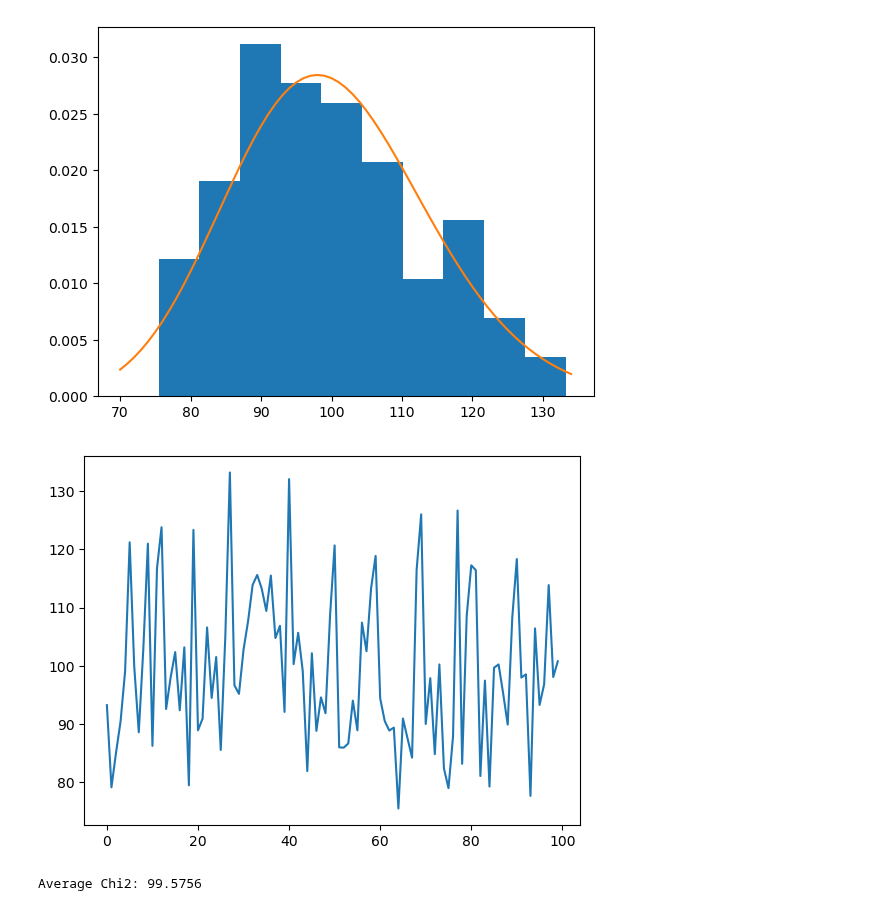
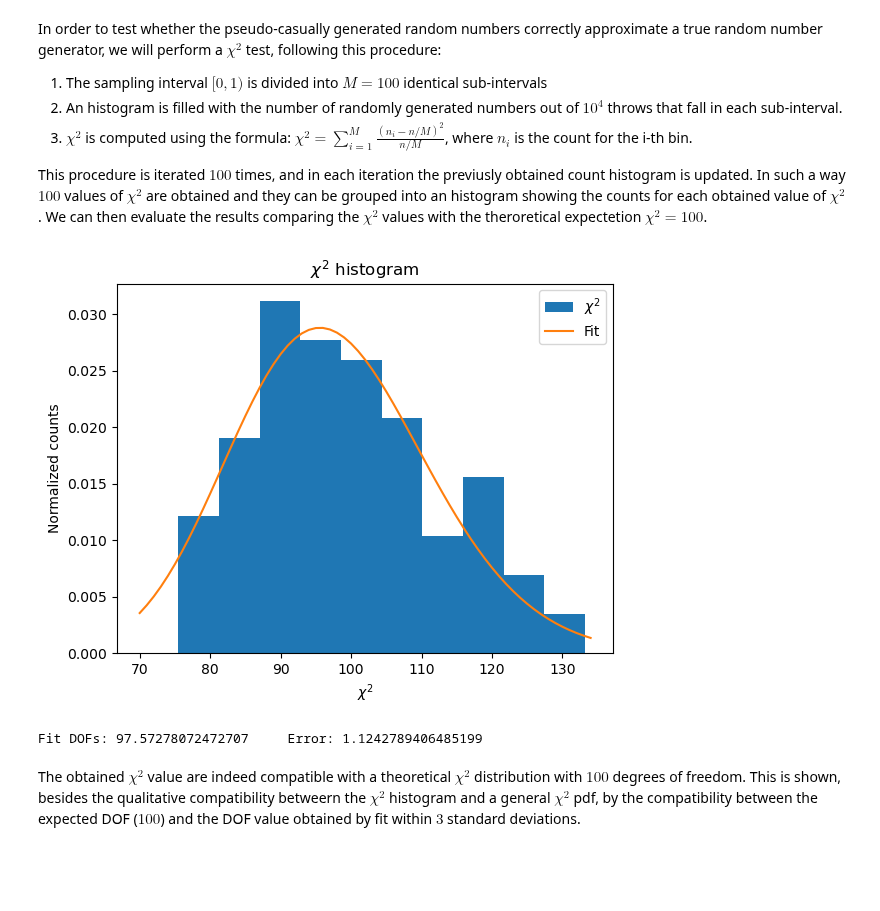
Before and after one commit to YggdrasilUrthr/NSL, a Jupyter notebook: Lab1/Ex1.ipynb, the cells around one changed output. Saved outputs shown, nothing was run; the diff lists cells and outputs as text; code cells hidden in the pictures; blank space fills up the shorter version.

```diff
--- a/Lab1/Ex1.ipynb
+++ b/Lab1/Ex1.ipynb
@@ -35,4 +57,0 @@ plt.show()
-# %%
-def param_chi(x, a):
-
-    return a * ss.chi2.pdf(x, df=100)
@@ -39,16 +62,35 @@ def param_chi(x, a):
+# %% [markdown]
+In order to test whether the pseudo-casually generated random numbers correctly approximate a true random number generator, we will perform a $\chi^2$ test, following this procedure:
+
+1. The sampling interval $[0,1)$ is divided into $M = 100$ identical sub-intervals
+2. An histogram is filled with the number of randomly generated numbers out of $10^4$ throws that fall in each sub-interval.
+3. $\chi^2$ is computed using the formula: $\chi^2 = \sum_{i=1}^M \frac{\left( n_i - n/M \right)^2}{n/M}$, where $n_i$ is the count for the i-th bin.
+
+This procedure is iterated $100$ times, and in each iteration the previusly obtained count histogram is updated. In such a way $100$ values of $\chi^2$ are obtained and they can be grouped into an histogram showing the counts for each obtained value of $\chi^2$. We can then evaluate the results comparing the $\chi^2$ values with the theroretical expectetion $\chi^2=100$.
+# %%
+def param_chi(x, k):
+
+    return ss.chi2.pdf(x, df=k)
 # %%
 idx, chi = np.loadtxt(csv_path + "Ex1_1_3.csv", delimiter=',', usecols=(0, 1), unpack=True)
+chi_x=np.arange(70, 135, 1)
+counts, bins = np.histogram(chi, density = True)
 
-counts, bins = np.histogram(chi)
-plt.hist(bins[:-1], bins, weights=counts, density=True)
-chi_x=np.arange(70, 135, 1)
-plt.plot(chi_x, ss.chi2.pdf(chi_x, df=100))
-plt.show()
-plt.plot(idx, chi)
+bins_fit = bins[:-1] + (bins[1] - bins[0]) / 2
+popt, pcov = so.curve_fit(param_chi, bins_fit, counts, p0 = (100.))
+pstddev = np.sqrt(np.diag(pcov))
+
+plt.hist(bins[:-1], bins, weights=counts, label = r'$\chi^2$')
+plt.plot(chi_x, ss.chi2.pdf(chi_x, df = popt[0]), label = "Fit")
+plt.xlabel(r'$\chi^2$')
+plt.ylabel(r'Normalized counts')
+plt.title(r'$\chi^2$ histogram')
+plt.legend()
 plt.show()
 
-print("Average Chi2: " + np.average(chi).astype(str))
+print("Fit DOFs: {}\tError: {}".format(popt[0], pstddev[0]))
 # %% [output]
-[figure, old version]
+[figure, new version]
-[figure, removed]
-Average Chi2: 99.5756
+Fit DOFs: 97.57278072472707     Error: 1.1242789406485199
+# %% [markdown]
+The obtained $\chi^2$ value are indeed compatible with a theoretical $\chi^2$ distribution with $100$ degrees of freedom. This is shown, besides the qualitative compatibility betweern the $\chi^2$ histogram and a general $\chi^2$ pdf, by the compatibility between the expected DOF ($100$) and the DOF value obtained by fit within $3$ standard deviations.
```
Also changed, not shown: parts of 24 cells of this notebook, 4 other files.
